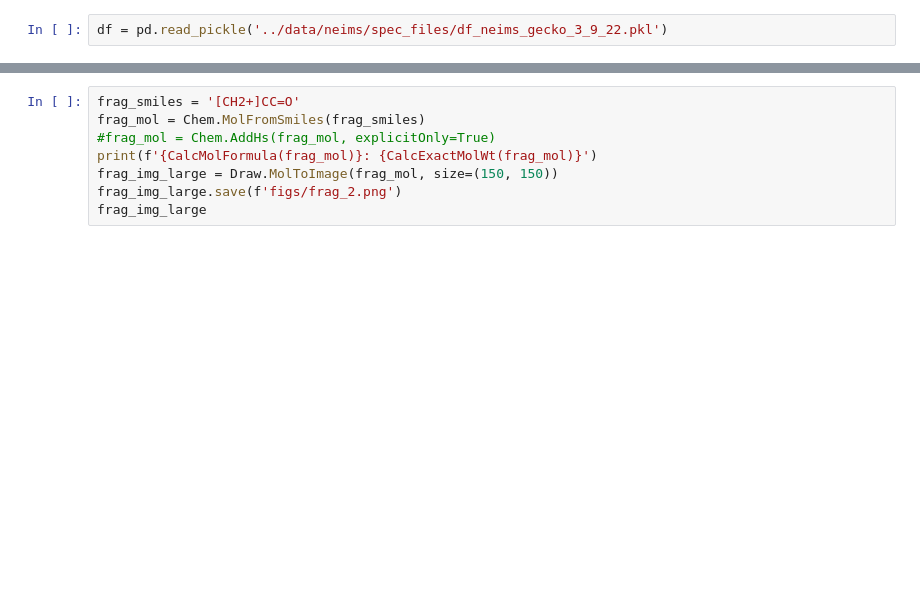
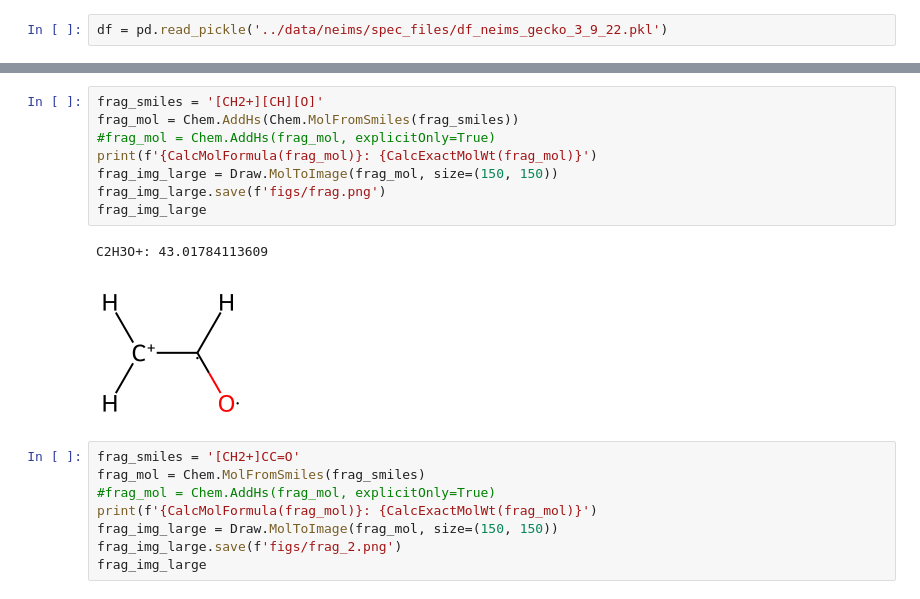
Before and after one commit to kuulia/DiffEIMS, a Jupyter notebook: notebooks/fragment_nb.ipynb, the cells around one changed output, grey strips where cells are left out. Saved outputs shown, nothing was run; the diff lists cells and outputs as text; blank space fills up the shorter version.

```diff
--- a/notebooks/fragment_nb.ipynb
+++ b/notebooks/fragment_nb.ipynb
@@ -161,3 +191,14 @@ C3H5O+: 57.03349120009
+# %%
+frag_smiles = '[CH2+][CH][O]'
+frag_mol = Chem.AddHs(Chem.MolFromSmiles(frag_smiles))
+#frag_mol = Chem.AddHs(frag_mol, explicitOnly=True)
+print(f'{CalcMolFormula(frag_mol)}: {CalcExactMolWt(frag_mol)}')
+frag_img_large = Draw.MolToImage(frag_mol, size=(150, 150))
+frag_img_large.save(f'figs/frag.png')
+frag_img_large
+# %% [output]
+C2H3O+: 43.01784113609
+[figure, added]
 # %%
 frag_smiles = '[CH2+]CC=O'
 frag_mol = Chem.MolFromSmiles(frag_smiles)
```
Also changed, not shown: parts of 11 cells of this notebook, 1 other file.
